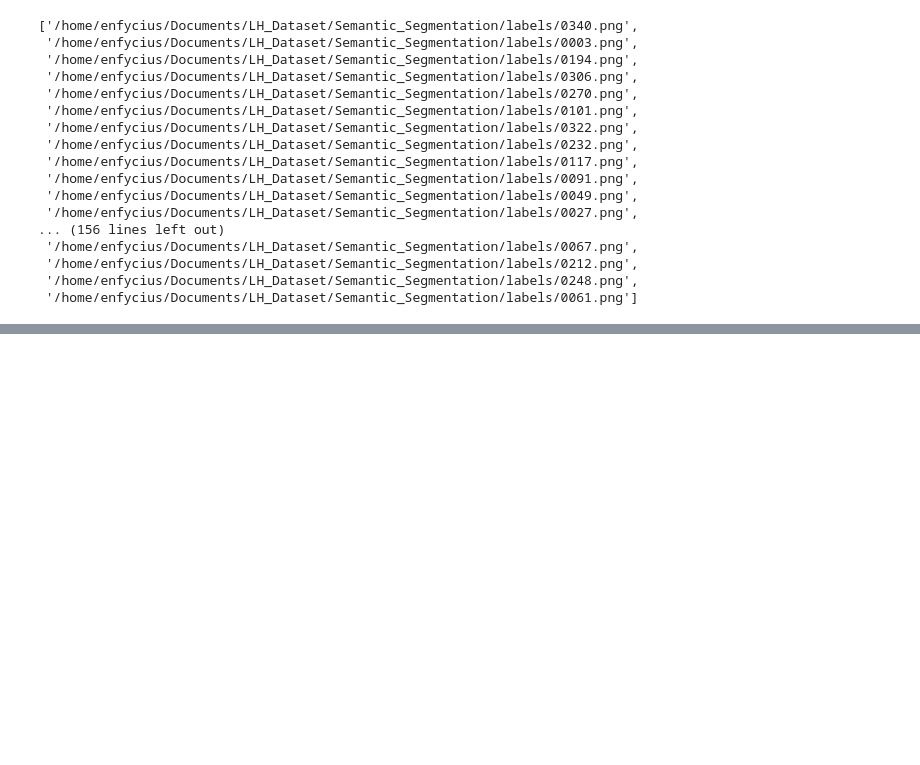
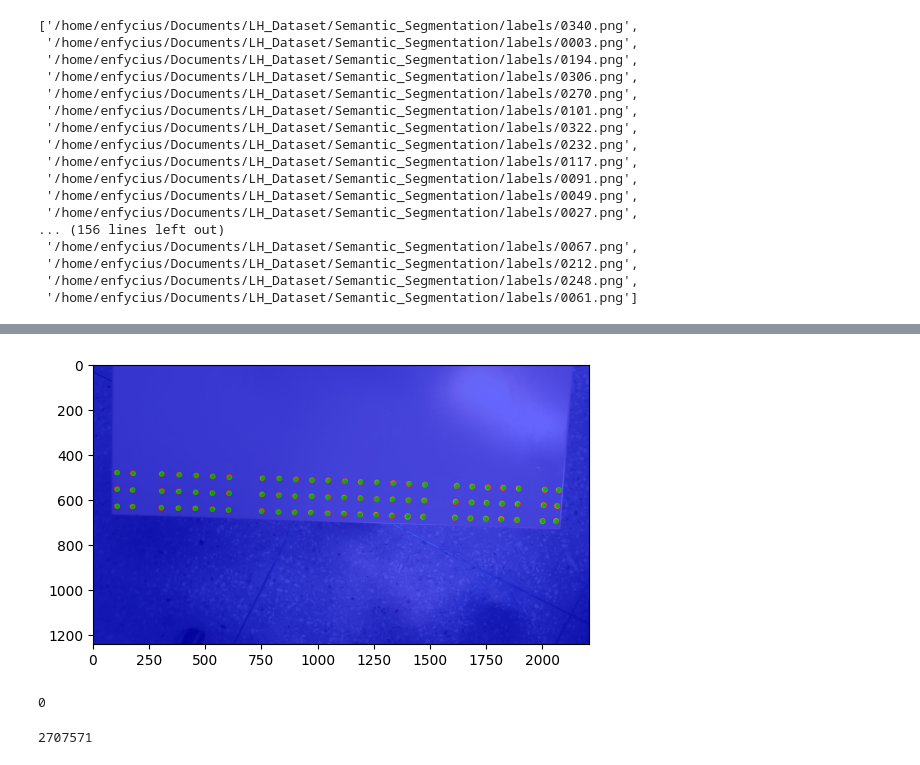
Before and after one commit to ConstructionIT/LH2023, a Jupyter notebook: generate_label.ipynb, the cells around one changed output, grey strips where cells are left out. Saved outputs shown, nothing was run; the diff lists cells and outputs as text; code cells hidden in the pictures; blank space fills up the shorter version.

```diff
--- a/generate_label.ipynb
+++ b/generate_label.ipynb
@@ -256,0 +335,36 @@ plot_labels(imgs = imgs, \
+# %%
+def access_bit(data, num):
+    base = int(num // 8)
+    shift = 7 - int(num % 8)
+
+    return (data[base] & (1 << shift)) >> shift
+# %%
+def bytes2bit(data):
+    return ''.join([str(access_bit(data, i)) for i in range(len(data) * 8)])
+# %%
+def rle2mask(rle: List[int], height: int, width: int) -> np.array:
+    rle_input = InputStream(bytes2bit(rle))
+
+    num = rle_input.read(32)
+    word_size = rle_input.read(5) + 1
+    rle_sizes = [rle_input.read(4) + 1 for _ in range(4)]
+
+    i = 0
+    out = np.zeros(num, dtype=np.uint8)
+
+    while i < num:
+        x = rle_input.read(1)
+        j = i + 1 + rle_input.read(rle_sizes[rle_input.read(2)])
+        if x:
+            val = rle_input.read(word_size)
+            out[i:j] = val
+            i = j
+        else:
+            while i < j:
+                val = rle_input.read(word_size)
+                out[i] = val
+                i += 1
+
+    img = np.reshape(out, [height, width, 4])[:, :, 3]
+
+    return img
@@ -256,0 +419,10 @@ plot_labels(imgs = imgs, \
+# %%
+plt.imshow(img)
+plt.imshow(bolt_mask, cmap='brg', alpha=0.6)
+plt.show()
+# %% [output]
+[figure, added]
+# %%
+len(np.where(bolt_mask == 255)[0])
+# %% [output]
+0
@@ -256,0 +431,4 @@ plot_labels(imgs = imgs, \
+# %%
+len(np.where(thresh1 == 1)[0])
+# %% [output]
+2707571
```
Also changed, not shown: parts of 34 cells of this notebook, 3 other files.
